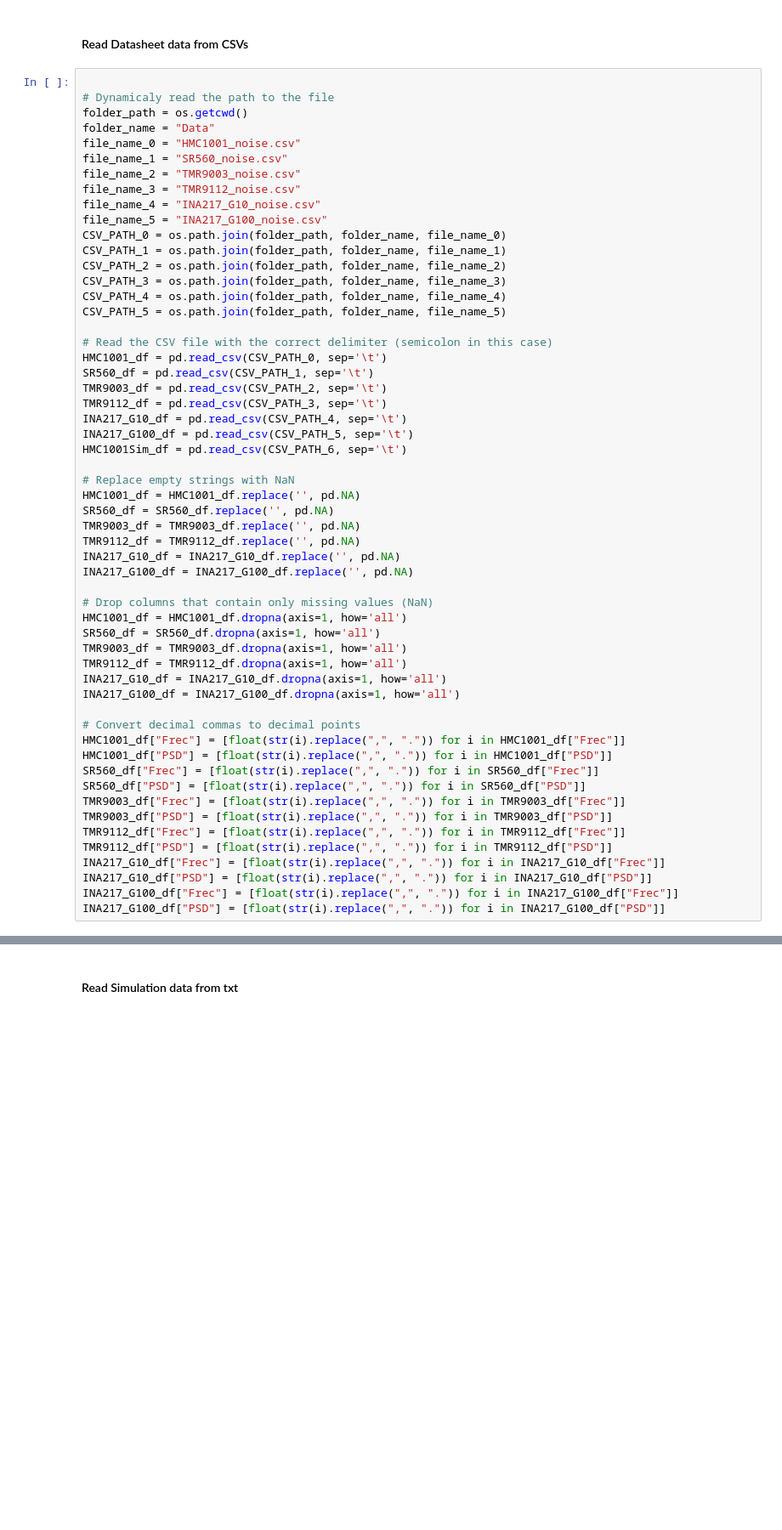
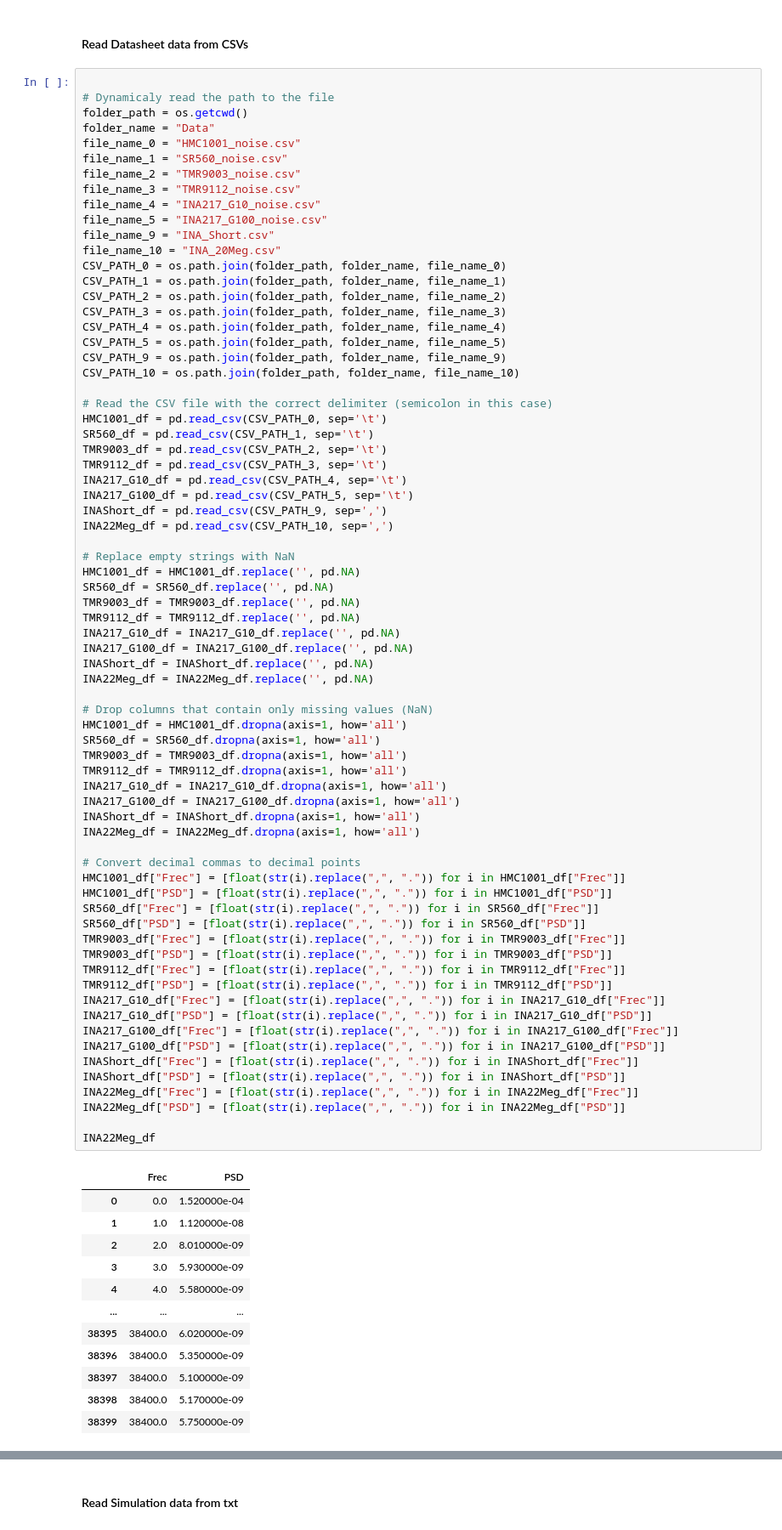
Before and after one commit to Guilldeas/General_Purpose_Analysis, a Jupyter notebook: Analysis_functions.ipynb, the cells around one changed output, grey strips where cells are left out. Shown: that part at 85% size. Drawn from its saved outputs; the diff is of its cells as text; blank space fills up the shorter version.

```diff
--- a/Analysis_functions.ipynb
+++ b/Analysis_functions.ipynb
@@ -536,12 +528,16 @@ file_name_2 = "TMR9003_noise.csv"
 file_name_3 = "TMR9112_noise.csv"
 file_name_4 = "INA217_G10_noise.csv"
 file_name_5 = "INA217_G100_noise.csv"
+file_name_9 = "INA_Short.csv"
+file_name_10 = "INA_20Meg.csv"
 CSV_PATH_0 = os.path.join(folder_path, folder_name, file_name_0)
 CSV_PATH_1 = os.path.join(folder_path, folder_name, file_name_1)
 CSV_PATH_2 = os.path.join(folder_path, folder_name, file_name_2)
 CSV_PATH_3 = os.path.join(folder_path, folder_name, file_name_3)
 CSV_PATH_4 = os.path.join(folder_path, folder_name, file_name_4)
 CSV_PATH_5 = os.path.join(folder_path, folder_name, file_name_5)
+CSV_PATH_9 = os.path.join(folder_path, folder_name, file_name_9)
+CSV_PATH_10 = os.path.join(folder_path, folder_name, file_name_10)
 
 # Read the CSV file with the correct delimiter (semicolon in this case)
 HMC1001_df = pd.read_csv(CSV_PATH_0, sep='\t')
@@ -550,34 +546,58 @@ TMR9003_df = pd.read_csv(CSV_PATH_2, sep='\t')
 TMR9112_df = pd.read_csv(CSV_PATH_3, sep='\t')
 INA217_G10_df = pd.read_csv(CSV_PATH_4, sep='\t')
 INA217_G100_df = pd.read_csv(CSV_PATH_5, sep='\t')
-HMC1001Sim_df = pd.read_csv(CSV_PATH_6, sep='\t')
+INAShort_df = pd.read_csv(CSV_PATH_9, sep=',')
+INA22Meg_df = pd.read_csv(CSV_PATH_10, sep=',')
 
 # Replace empty strings with NaN
 HMC1001_df = HMC1001_df.replace('', pd.NA)
 SR560_df = SR560_df.replace('', pd.NA)
 TMR9003_df = TMR9003_df.replace('', pd.NA)
 TMR9112_df = TMR9112_df.replace('', pd.NA)
 INA217_G10_df = INA217_G10_df.replace('', pd.NA)
 INA217_G100_df = INA217_G100_df.replace('', pd.NA)
+INAShort_df = INAShort_df.replace('', pd.NA)
+INA22Meg_df = INA22Meg_df.replace('', pd.NA)
 
 # Drop columns that contain only missing values (NaN)
 HMC1001_df = HMC1001_df.dropna(axis=1, how='all')
 SR560_df = SR560_df.dropna(axis=1, how='all')
 TMR9003_df = TMR9003_df.dropna(axis=1, how='all')
 TMR9112_df = TMR9112_df.dropna(axis=1, how='all')
 INA217_G10_df = INA217_G10_df.dropna(axis=1, how='all')
 INA217_G100_df = INA217_G100_df.dropna(axis=1, how='all')
+INAShort_df = INAShort_df.dropna(axis=1, how='all')
+INA22Meg_df = INA22Meg_df.dropna(axis=1, how='all')
 
 # Convert decimal commas to decimal points
 HMC1001_df["Frec"] = [float(str(i).replace(",", ".")) for i in HMC1001_df["Frec"]]
 HMC1001_df["PSD"] = [float(str(i).replace(",", ".")) for i in HMC1001_df["PSD"]]
 SR560_df["Frec"] = [float(str(i).replace(",", ".")) for i in SR560_df["Frec"]]
 SR560_df["PSD"] = [float(str(i).replace(",", ".")) for i in SR560_df["PSD"]]
 TMR9003_df["Frec"] = [float(str(i).replace(",", ".")) for i in TMR9003_df["Frec"]]
 TMR9003_df["PSD"] = [float(str(i).replace(",", ".")) for i in TMR9003_df["PSD"]]
 TMR9112_df["Frec"] = [float(str(i).replace(",", ".")) for i in TMR9112_df["Frec"]]
 TMR9112_df["PSD"] = [float(str(i).replace(",", ".")) for i in TMR9112_df["PSD"]]
 INA217_G10_df["Frec"] = [float(str(i).replace(",", ".")) for i in INA217_G10_df["Frec"]]
 INA217_G10_df["PSD"] = [float(str(i).replace(",", ".")) for i in INA217_G10_df["PSD"]]
 INA217_G100_df["Frec"] = [float(str(i).replace(",", ".")) for i in INA217_G100_df["Frec"]]
 INA217_G100_df["PSD"] = [float(str(i).replace(",", ".")) for i in INA217_G100_df["PSD"]]
+INAShort_df["Frec"] = [float(str(i).replace(",", ".")) for i in INAShort_df["Frec"]]
+INAShort_df["PSD"] = [float(str(i).replace(",", ".")) for i in INAShort_df["PSD"]]
+INA22Meg_df["Frec"] = [float(str(i).replace(",", ".")) for i in INA22Meg_df["Frec"]]
+INA22Meg_df["PSD"] = [float(str(i).replace(",", ".")) for i in INA22Meg_df["PSD"]]
+
+INA22Meg_df
+# %% [output]
+|  | Frec | PSD |
+| 0 | 0.0 | 1.520000e-04 |
+| 1 | 1.0 | 1.120000e-08 |
+| 2 | 2.0 | 8.010000e-09 |
+| 3 | 3.0 | 5.930000e-09 |
+| 4 | 4.0 | 5.580000e-09 |
+| ... | ... | ... |
+| 38395 | 38400.0 | 6.020000e-09 |
+| 38396 | 38400.0 | 5.350000e-09 |
+| 38397 | 38400.0 | 5.100000e-09 |
+| 38398 | 38400.0 | 5.170000e-09 |
+| 38399 | 38400.0 | 5.750000e-09 |
```
Also changed, not shown: parts of 15 cells of this notebook, 8 other files.
